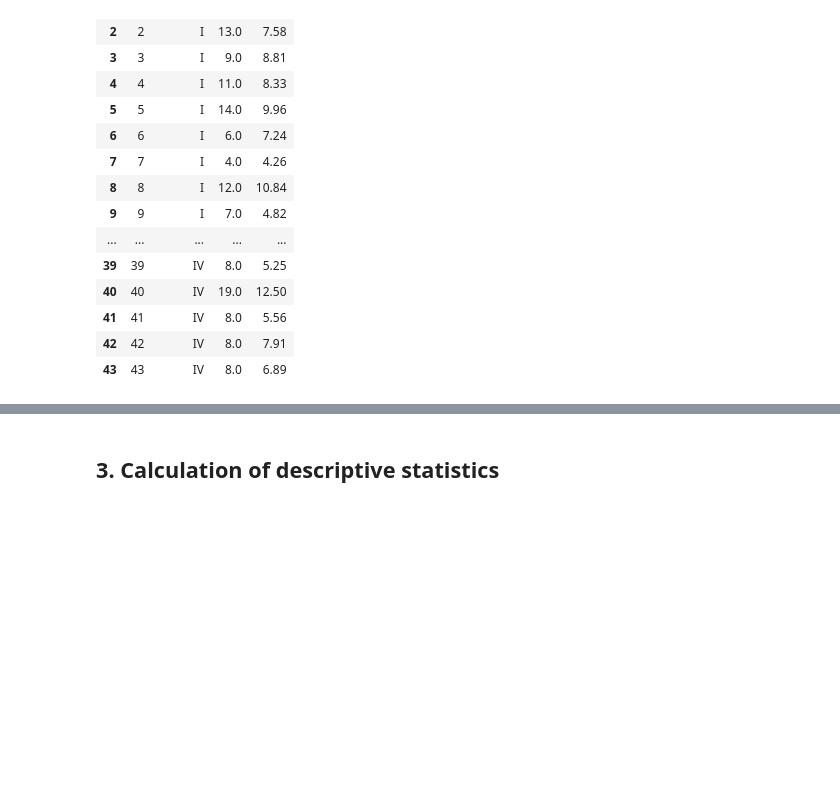
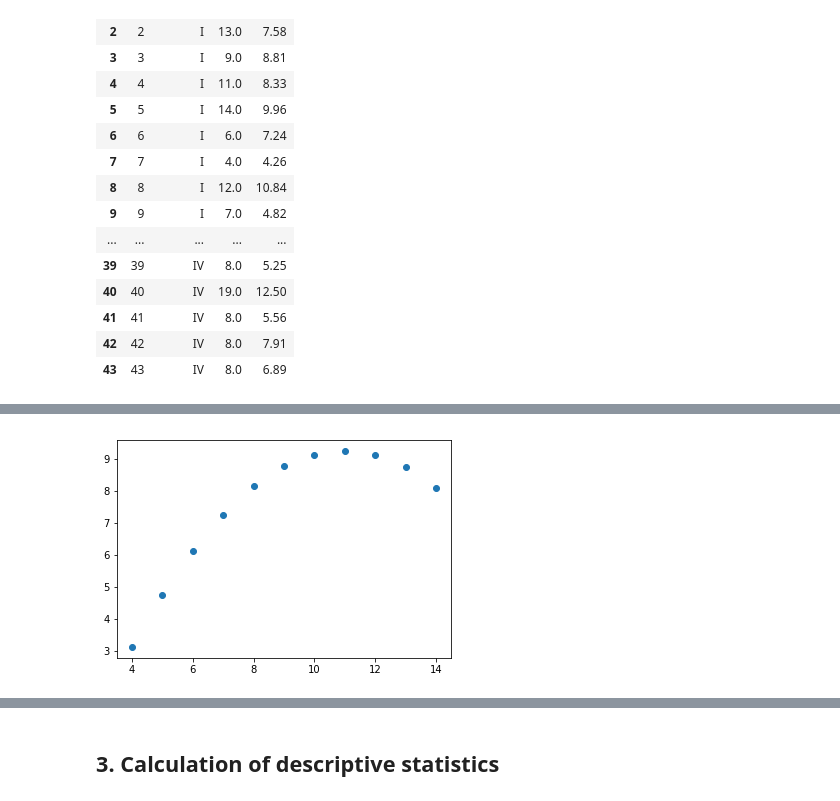
Before and after one commit to Wayne742/Fund-Practical-Assignments-S2, a Jupyter notebook: Untitled.ipynb, the cells around one changed output, grey strips where cells are left out. Drawn from its saved outputs; the diff is of its cells as text; code cells hidden in the pictures; blank space fills up the shorter version.

```diff
--- a/Untitled.ipynb
+++ b/Untitled.ipynb
@@ -60,0 +72,7 @@ df[2:6]
+# %%
+x = df.loc[11:21, 'x']
+y = df.loc[11:21, 'y']
+plt.scatter(x,y)
+plt.show()
+# %% [output]
+[figure, added]
```
Also changed, not shown: parts of 18 cells of this notebook.
